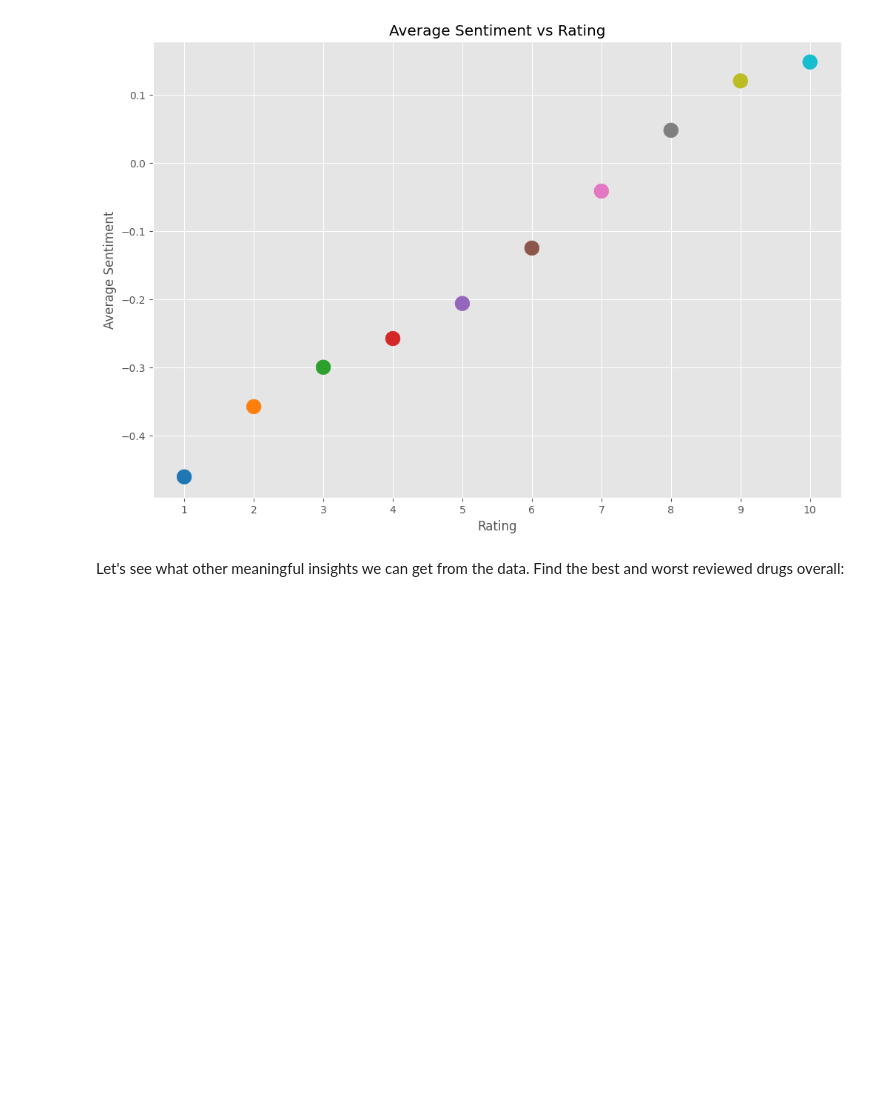
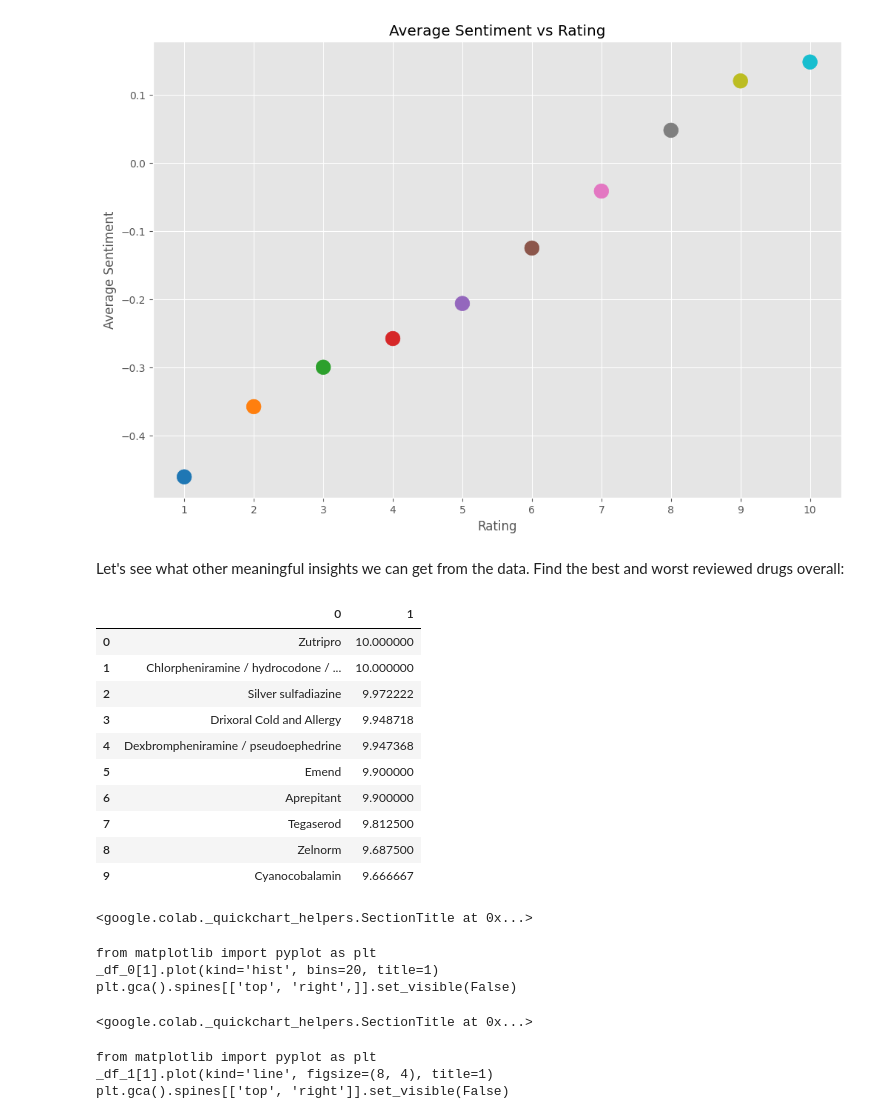
Before and after one commit to ArslanAmanov/AI-ML-DL, a Jupyter notebook: Kaggle Projects /UCI ML drug dataset/uci_ml drug test ML_algorithms.ipynb, the cells around one changed output. Drawn from its saved outputs; the diff is of its cells as text; code cells hidden in the pictures; blank space fills up the shorter version.

```diff
--- a/Kaggle Projects /UCI ML drug dataset/uci_ml drug test ML_algorithms.ipynb
+++ b/Kaggle Projects /UCI ML drug dataset/uci_ml drug test ML_algorithms.ipynb
@@ -321,3 +321,37 @@ plt.xticks([i for i in range(1,11)])
 [figure]
 # %% [markdown]
 Let's see what other meaningful insights we can get from the data. Find the best and worst reviewed drugs overall:
+# %%
+# Create a list of all drugs and their average ratings, cast to dataframe
+
+rate_ls = []
+
+for i in train.drugName.unique():
+  # Only consider drugs that have at least 10 ratings
+  if np.sum(train.drugName == i) >= 10:
+    rate_ls.append((i, np.sum(train[train.drugName == i].rating) / np.sum(train.drugName == i)))
+avg_rate = pd.DataFrame(rate_ls)
+# %%
+# Sort drugs by their ratings, look at top 10 best and worst rated drugs
+avg_rate = avg_rate.sort_values(by=[1], ascending=False).reset_index(drop=True)
+avg_rate[:10]
+# %% [output]
+|  | 0 | 1 |
+| 0 | Zutripro | 10.000000 |
+| 1 | Chlorpheniramine / hydrocodone / ... | 10.000000 |
+| 2 | Silver sulfadiazine | 9.972222 |
+| 3 | Drixoral Cold and Allergy | 9.948718 |
+| 4 | Dexbrompheniramine / pseudoephedrine | 9.947368 |
+| 5 | Emend | 9.900000 |
+| 6 | Aprepitant | 9.900000 |
+| 7 | Tegaserod | 9.812500 |
+| 8 | Zelnorm | 9.687500 |
+| 9 | Cyanocobalamin | 9.666667 |
+<google.colab._quickchart_helpers.SectionTitle at 0x...>
+from matplotlib import pyplot as plt
+_df_0[1].plot(kind='hist', bins=20, title=1)
+plt.gca().spines[['top', 'right',]].set_visible(False)
+<google.colab._quickchart_helpers.SectionTitle at 0x...>
+from matplotlib import pyplot as plt
+_df_1[1].plot(kind='line', figsize=(8, 4), title=1)
+plt.gca().spines[['top', 'right']].set_visible(False)
```
Also changed, not shown: parts of 12 cells of this notebook.
